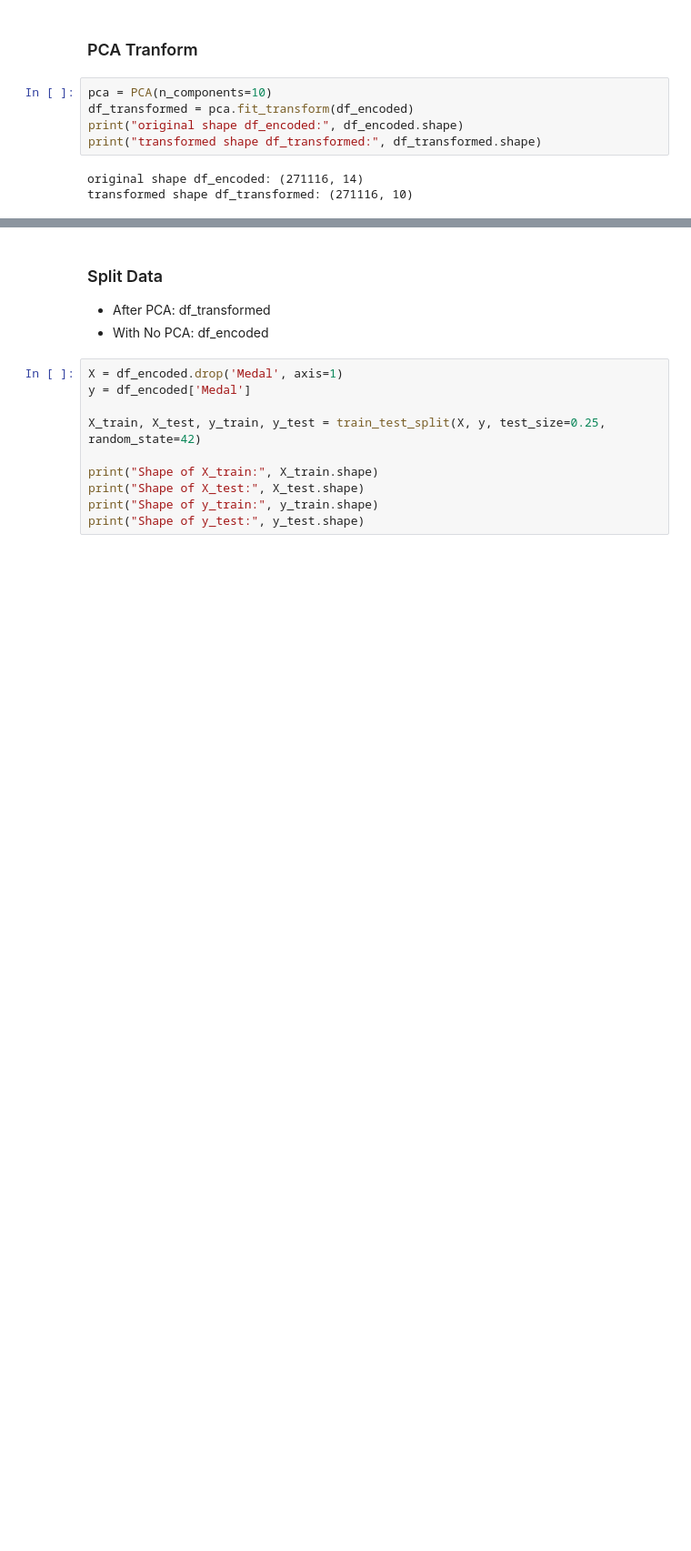
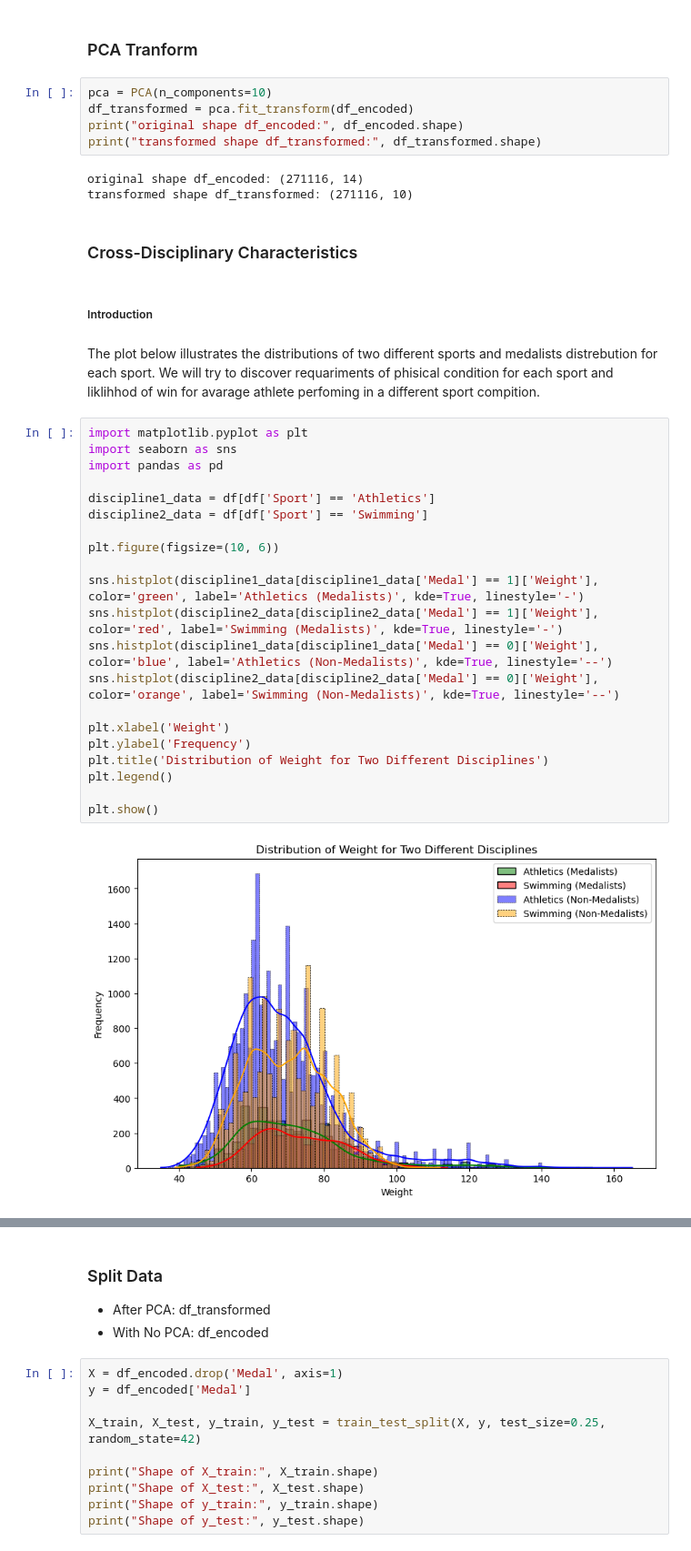
Before and after one commit to replicant34/Projects, a Jupyter notebook: Prediction Olympic Results/CAO-2.ipynb, the cells around one changed output, grey strips where cells are left out. Shown at 91% size. Saved outputs shown, nothing was run; the diff lists cells and outputs as text; blank space fills up the shorter version.

```diff
--- a/Prediction Olympic Results/CAO-2.ipynb
+++ b/Prediction Olympic Results/CAO-2.ipynb
@@ -855,3 +914,33 @@ print("transformed shape df_transformed:", df_transformed.shape)
 # %% [output]
 original shape df_encoded: (271116, 14)
 transformed shape df_transformed: (271116, 10)
+# %% [markdown]
+### Cross-Disciplinary Characteristics
+# %% [markdown]
+##### Introduction
+# %% [markdown]
+The plot below illustrates the distributions of two different sports and medalists distrebution for each sport.
+We will try to discover requariments of phisical condition for each sport and liklihhod of win for avarage athlete perfoming in a different sport compition.
+# %%
+import matplotlib.pyplot as plt
+import seaborn as sns
+import pandas as pd
+
+discipline1_data = df[df['Sport'] == 'Athletics']
+discipline2_data = df[df['Sport'] == 'Swimming']
+
+plt.figure(figsize=(10, 6))
+
+sns.histplot(discipline1_data[discipline1_data['Medal'] == 1]['Weight'], color='green', label='Athletics (Medalists)', kde=True, linestyle='-')
+sns.histplot(discipline2_data[discipline2_data['Medal'] == 1]['Weight'], color='red', label='Swimming (Medalists)', kde=True, linestyle='-')
+sns.histplot(discipline1_data[discipline1_data['Medal'] == 0]['Weight'], color='blue', label='Athletics (Non-Medalists)', kde=True, linestyle='--')
+sns.histplot(discipline2_data[discipline2_data['Medal'] == 0]['Weight'], color='orange', label='Swimming (Non-Medalists)', kde=True, linestyle='--')
+
+plt.xlabel('Weight')
+plt.ylabel('Frequency')
+plt.title('Distribution of Weight for Two Different Disciplines')
+plt.legend()
+
+plt.show()
+# %% [output]
+[figure, added]
```
Also changed, not shown: parts of 93 cells of this notebook.
